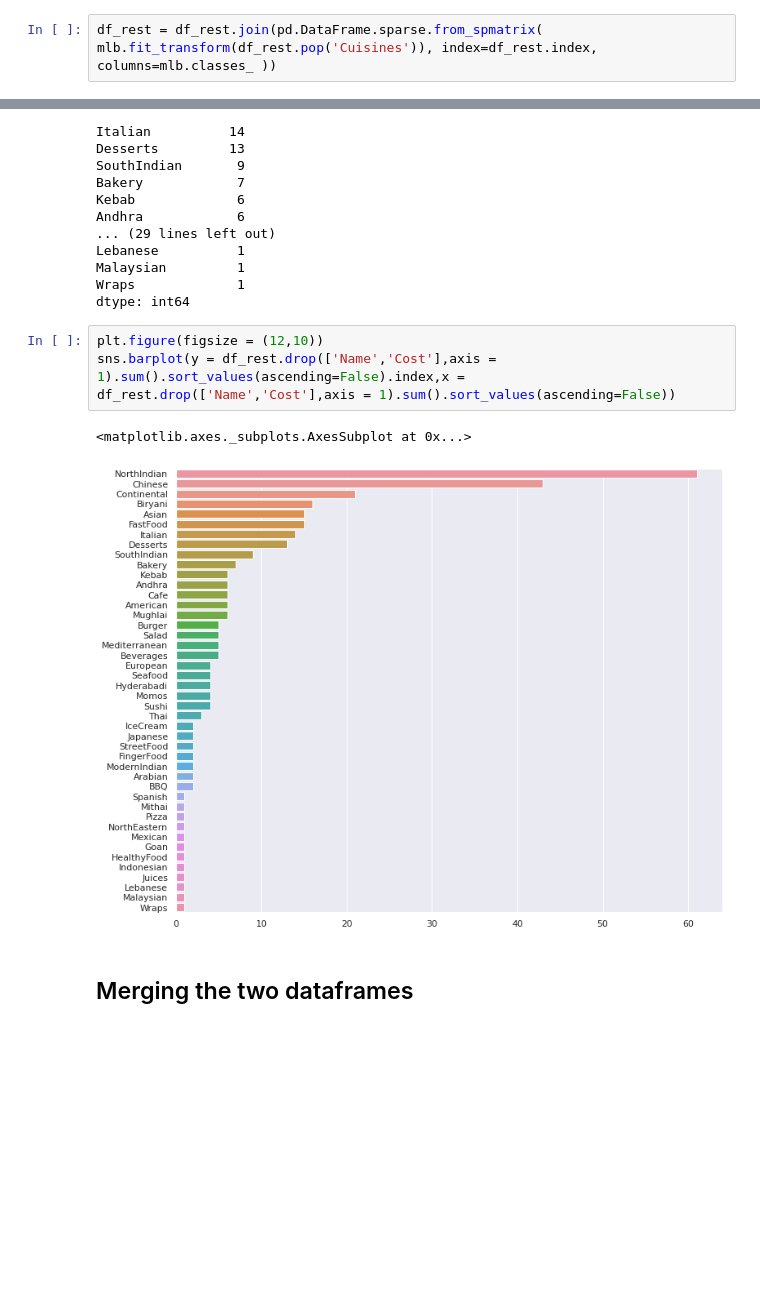
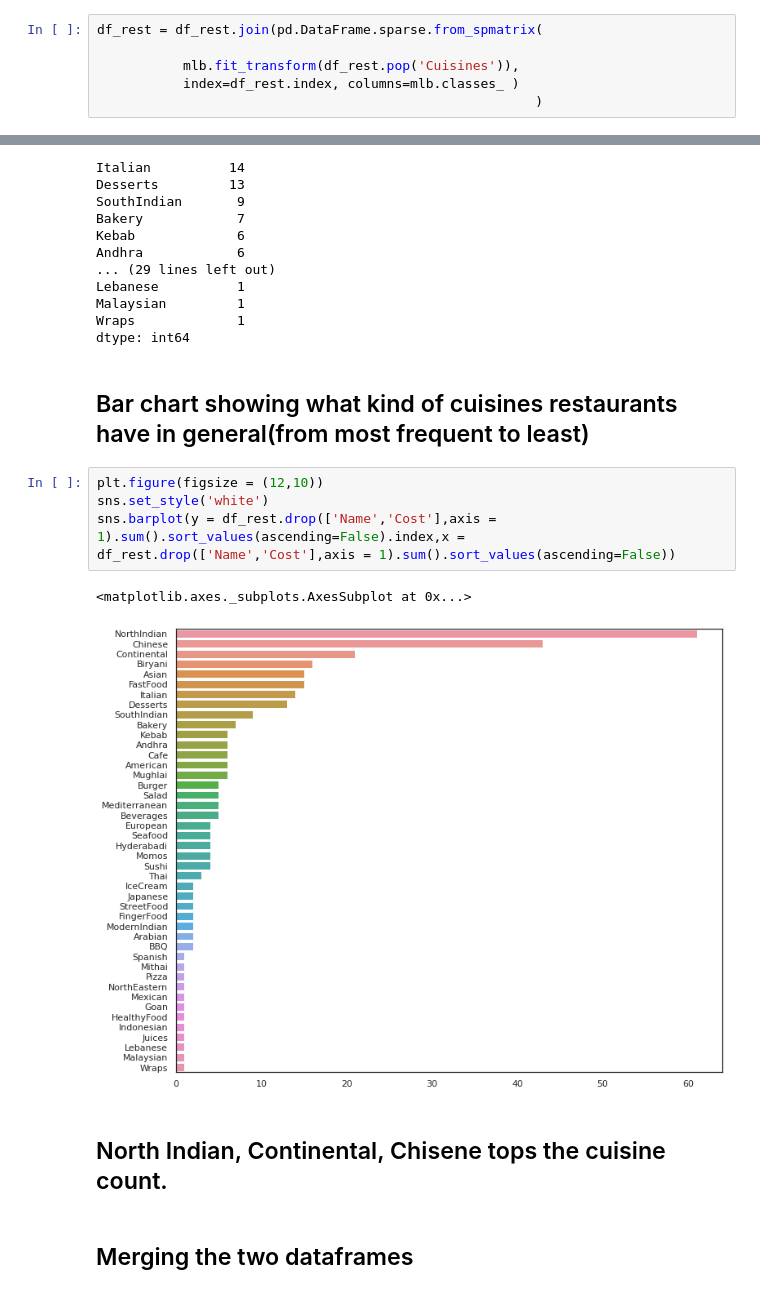
Before and after one commit to anirudh4git/Zomato-Restaurant-Clustering--Sentiment-Analysis, a Jupyter notebook: ZOMATO__RESTAURANT_CLUSTERING_&_SENTIMENT_ANALYSIS.ipynb, the cells around one changed output, grey strips where cells are left out. Drawn from its saved outputs; the diff is of its cells as text; blank space fills up the shorter version.

```diff
--- a/ZOMATO__RESTAURANT_CLUSTERING_&_SENTIMENT_ANALYSIS.ipynb
+++ b/ZOMATO__RESTAURANT_CLUSTERING_&_SENTIMENT_ANALYSIS.ipynb
@@ -250,5 +254,9 @@ mlb = MultiLabelBinarizer(sparse_output=True)
 # %% [markdown]
 ## Making one hot encoded labels for each type of cuisines and dropping the cuisine column
 # %%
-df_rest = df_rest.join(pd.DataFrame.sparse.from_spmatrix( mlb.fit_transform(df_rest.pop('Cuisines')), index=df_rest.index, columns=mlb.classes_ ))
+df_rest = df_rest.join(pd.DataFrame.sparse.from_spmatrix(
+
+           mlb.fit_transform(df_rest.pop('Cuisines')),
+           index=df_rest.index, columns=mlb.classes_ )
+                                                        )
 # %%
@@ -287,11 +288,16 @@ Lebanese          1
 Malaysian         1
 Wraps             1
 dtype: int64
+# %% [markdown]
+## Bar chart showing what kind of cuisines restaurants have in general(from most frequent to least)
 # %%
 plt.figure(figsize = (12,10))
+sns.set_style('white')
 sns.barplot(y = df_rest.drop(['Name','Cost'],axis = 1).sum().sort_values(ascending=False).index,x = df_rest.drop(['Name','Cost'],axis = 1).sum().sort_values(ascending=False))
 # %% [output]
 <matplotlib.axes._subplots.AxesSubplot at 0x...>
-[figure, old version]
+[figure, new version]
+# %% [markdown]
+## North Indian, Continental, Chisene tops the cuisine count.
 # %% [markdown]
 ## Merging the two dataframes
```
Also changed, not shown: parts of 106 cells of this notebook.
